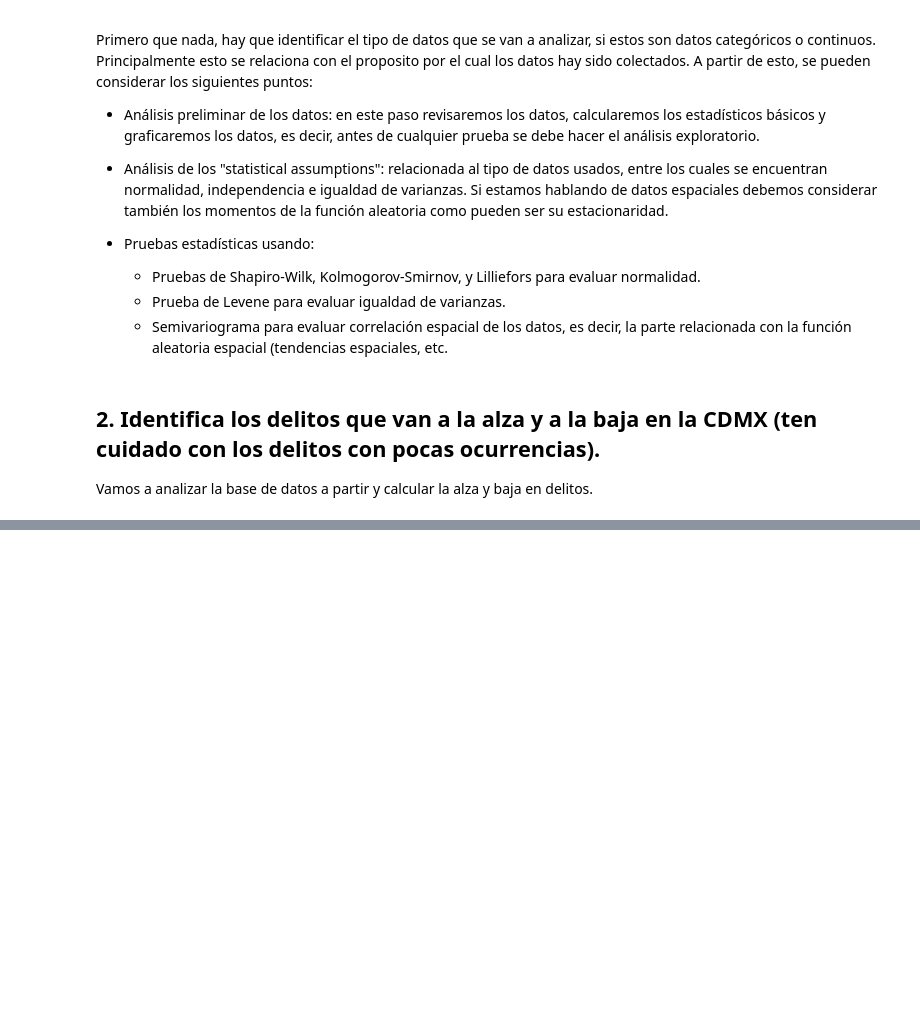
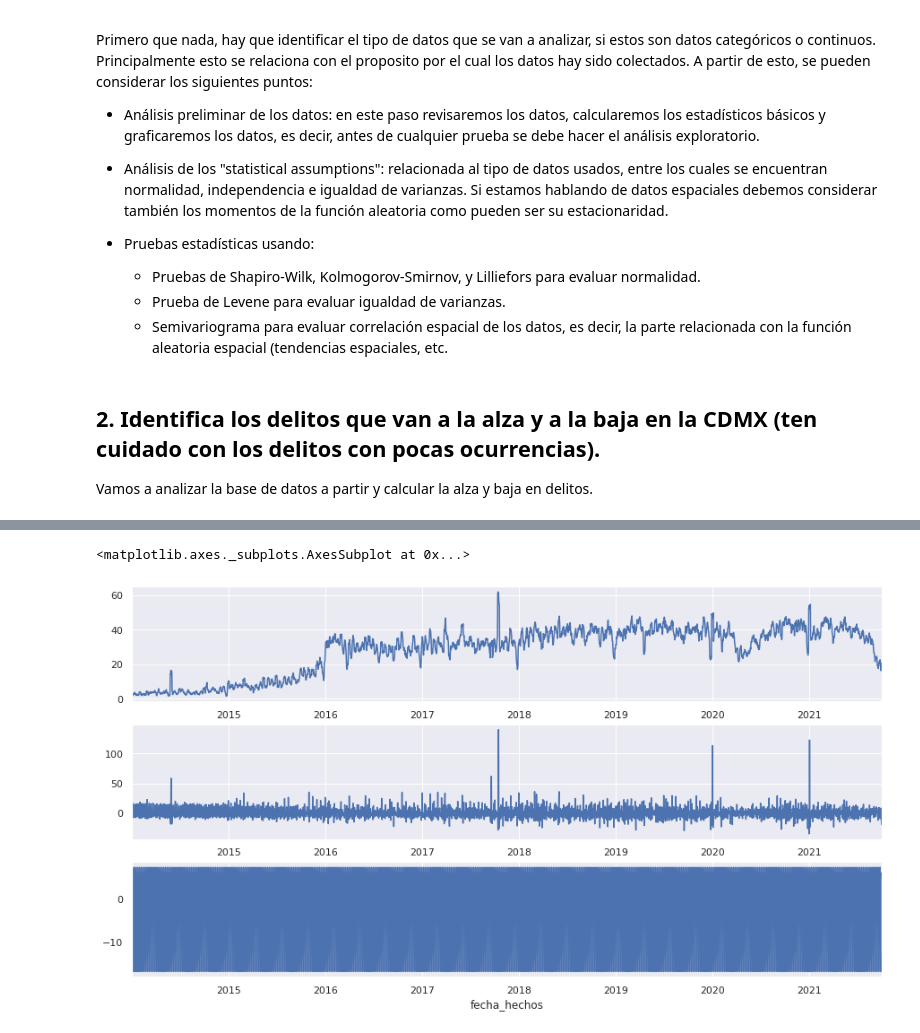
Before and after one commit to juanxo90/Data-science-OPI, a Jupyter notebook: OPI_ciencia_de_datos.ipynb, the cells around one changed output, grey strips where cells are left out. Cells and saved outputs as stored; diff of their text form; code cells hidden in the pictures; blank space fills up the shorter version.

```diff
--- a/OPI_ciencia_de_datos.ipynb
+++ b/OPI_ciencia_de_datos.ipynb
@@ -40,0 +232,16 @@ data.head()
+# %%
+from statsmodels.tsa.seasonal import seasonal_decompose
+from dateutil.parser import parse
+# Additive Decomposition
+df_frau = df_frau.asfreq('d').fillna(0)
+result_add = seasonal_decompose(df_frau['num_del'], model='additive', extrapolate_trend='freq')
+
+# Plot
+
+fig, (ax1,ax2,ax3) = plt.subplots(3,1, figsize=(15,8))
+result_add.trend.plot(ax=ax1)
+result_add.resid.plot(ax=ax2)
+result_add.seasonal.plot(ax=ax3)
+# %% [output]
+<matplotlib.axes._subplots.AxesSubplot at 0x...>
+[figure, added]
```
Also changed, not shown: parts of 31 cells of this notebook.
